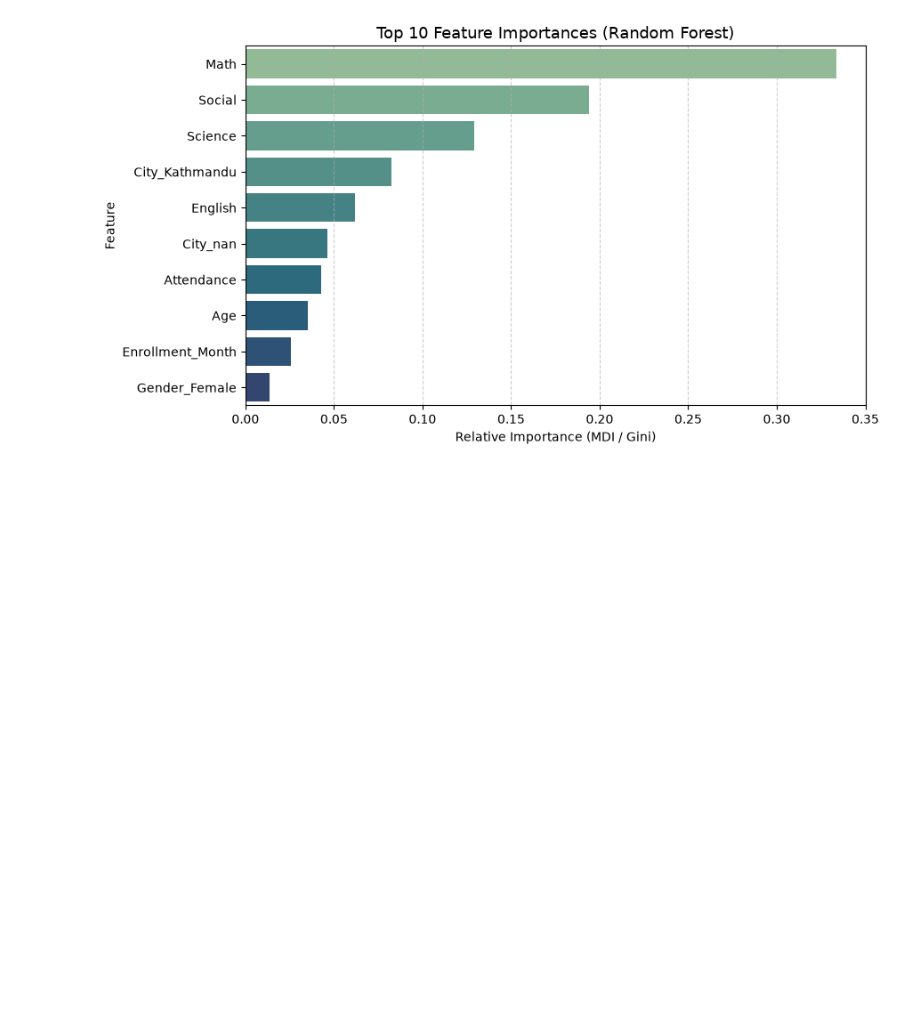
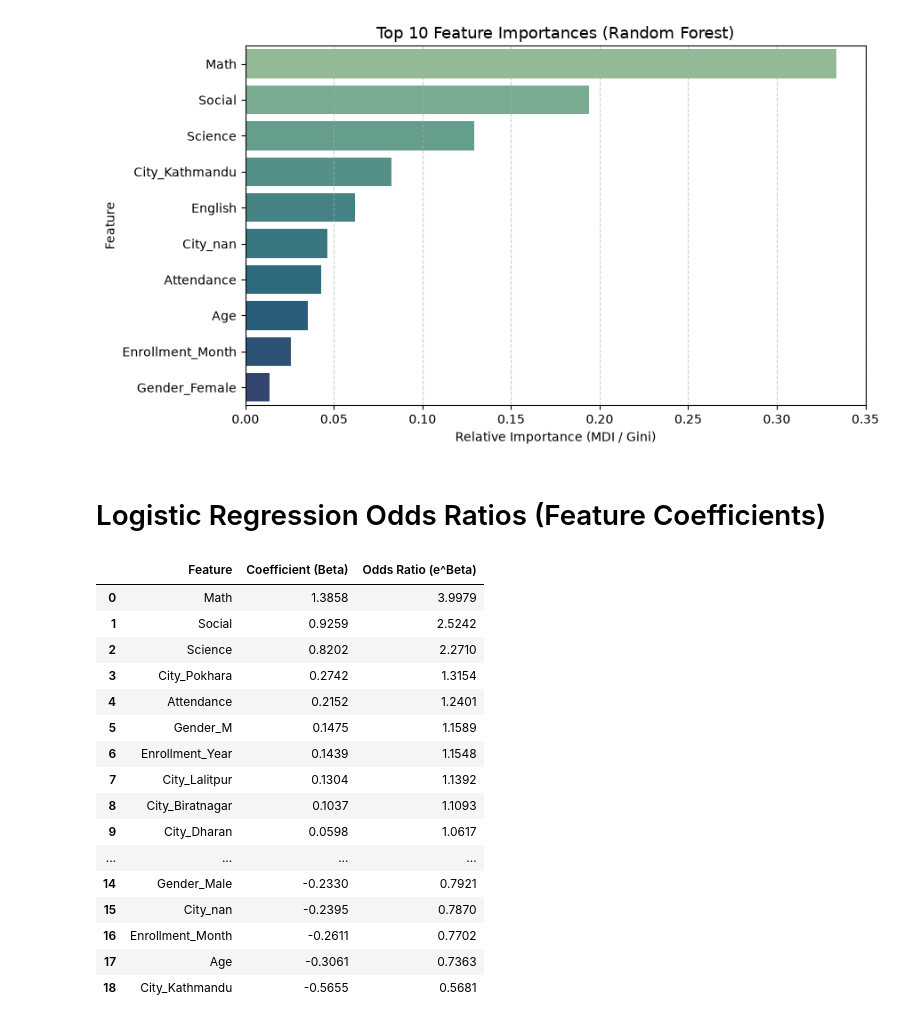
Before and after one commit to Suraj24-stack/Student_performance, a Jupyter notebook: Student_Performance.ipynb, the cells around one changed output. Cells and saved outputs as stored; diff of their text form; code cells hidden in the pictures; blank space fills up the shorter version.

```diff
--- a/Student_Performance.ipynb
+++ b/Student_Performance.ipynb
@@ -793,3 +793,34 @@ Passing `palette` without assigning `hue` is deprecated and will be removed in v
 
   sns.barplot(
 [figure]
+# %% [markdown]
+# Logistic Regression Odds Ratios (Feature Coefficients)
+# %%
+# Extract linear weights
+lr_coefs = pipe_lr.named_steps['classifier'].coef_[0]
+
+odds_ratios_df = pd.DataFrame({
+    'Feature': all_feature_names,
+    'Coefficient (Beta)': np.round(lr_coefs, 4),
+    'Odds Ratio (e^Beta)': np.round(np.exp(lr_coefs), 4)
+}).sort_values(by='Coefficient (Beta)', ascending=False).reset_index(drop=True)
+
+display(odds_ratios_df)
+# %% [output]
+|  | Feature | Coefficient (Beta) | Odds Ratio (e^Beta) |
+| 0 | Math | 1.3858 | 3.9979 |
+| 1 | Social | 0.9259 | 2.5242 |
+| 2 | Science | 0.8202 | 2.2710 |
+| 3 | City_Pokhara | 0.2742 | 1.3154 |
+| 4 | Attendance | 0.2152 | 1.2401 |
+| 5 | Gender_M | 0.1475 | 1.1589 |
+| 6 | Enrollment_Year | 0.1439 | 1.1548 |
+| 7 | City_Lalitpur | 0.1304 | 1.1392 |
+| 8 | City_Biratnagar | 0.1037 | 1.1093 |
+| 9 | City_Dharan | 0.0598 | 1.0617 |
+| ... | ... | ... | ... |
+| 14 | Gender_Male | -0.2330 | 0.7921 |
+| 15 | City_nan | -0.2395 | 0.7870 |
+| 16 | Enrollment_Month | -0.2611 | 0.7702 |
+| 17 | Age | -0.3061 | 0.7363 |
+| 18 | City_Kathmandu | -0.5655 | 0.5681 |
```
